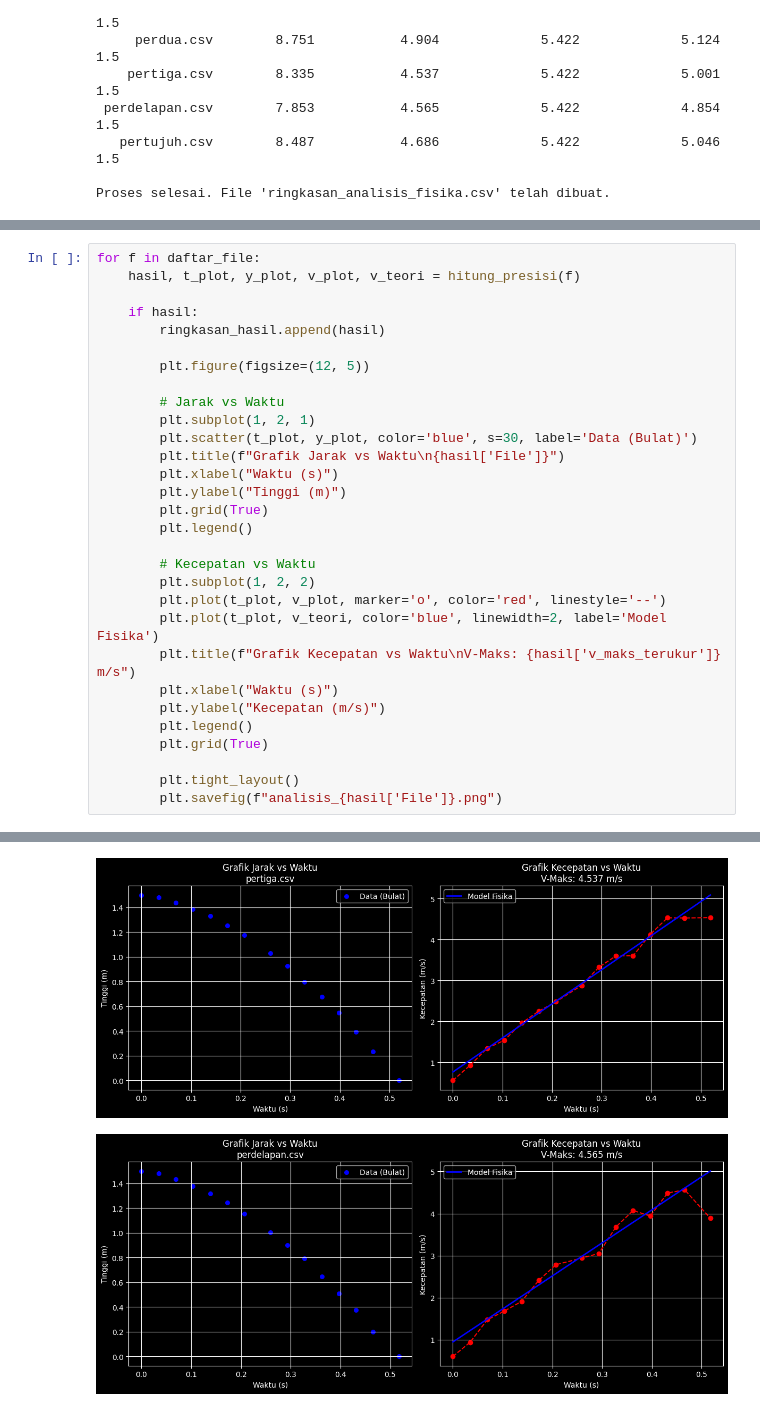
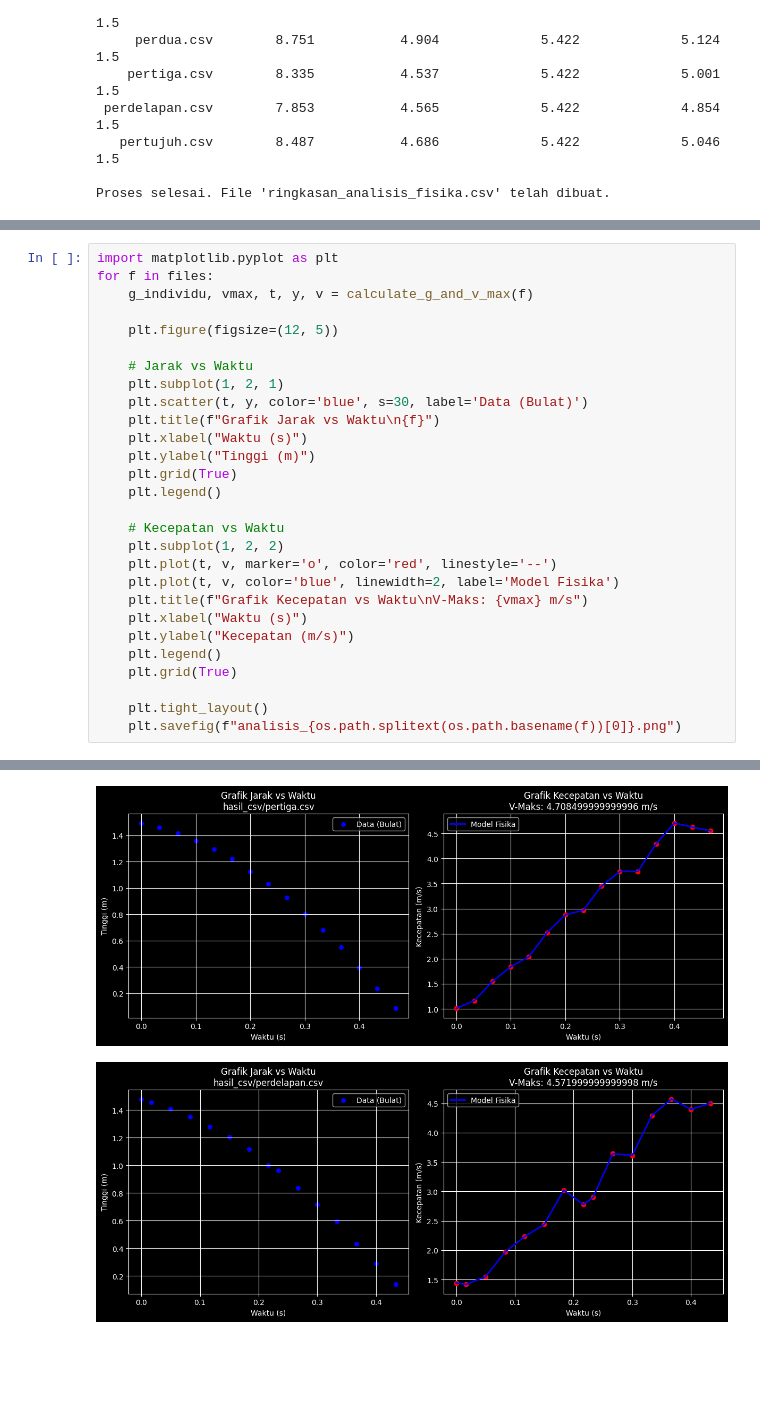
Before and after one commit to ThenmusteSatrio/measurement_ball_opencv, a Jupyter notebook: finding_value.ipynb, the cells around one changed output, grey strips where cells are left out. Drawn from its saved outputs; the diff is of its cells as text; blank space fills up the shorter version.

```diff
--- a/finding_value.ipynb
+++ b/finding_value.ipynb
@@ -233,31 +215,29 @@ File 'hasil_per_percobaan.csv' dan 'ringkasan_statistik.csv' telah berhasil disi
 # %%
-for f in daftar_file:
-    hasil, t_plot, y_plot, v_plot, v_teori = hitung_presisi(f)
+import matplotlib.pyplot as plt
+for f in files:
+    g_individu, vmax, t, y, v = calculate_g_and_v_max(f)
 
-    if hasil:
-        ringkasan_hasil.append(hasil)
+    plt.figure(figsize=(12, 5))
 
-        plt.figure(figsize=(12, 5))
+    # Jarak vs Waktu
+    plt.subplot(1, 2, 1)
+    plt.scatter(t, y, color='blue', s=30, label='Data (Bulat)')
+    plt.title(f"Grafik Jarak vs Waktu\n{f}")
+    plt.xlabel("Waktu (s)")
+    plt.ylabel("Tinggi (m)")
+    plt.grid(True)
+    plt.legend()
 
-        # Jarak vs Waktu
-        plt.subplot(1, 2, 1)
-        plt.scatter(t_plot, y_plot, color='blue', s=30, label='Data (Bulat)')
-        plt.title(f"Grafik Jarak vs Waktu\n{hasil['File']}")
-        plt.xlabel("Waktu (s)")
-        plt.ylabel("Tinggi (m)")
-        plt.grid(True)
-        plt.legend()
+    # Kecepatan vs Waktu
+    plt.subplot(1, 2, 2)
+    plt.plot(t, v, marker='o', color='red', linestyle='--')
+    plt.plot(t, v, color='blue', linewidth=2, label='Model Fisika')
+    plt.title(f"Grafik Kecepatan vs Waktu\nV-Maks: {vmax} m/s")
+    plt.xlabel("Waktu (s)")
+    plt.ylabel("Kecepatan (m/s)")
+    plt.legend()
+    plt.grid(True)
 
-        # Kecepatan vs Waktu
-        plt.subplot(1, 2, 2)
-        plt.plot(t_plot, v_plot, marker='o', color='red', linestyle='--')
-        plt.plot(t_plot, v_teori, color='blue', linewidth=2, label='Model Fisika')
-        plt.title(f"Grafik Kecepatan vs Waktu\nV-Maks: {hasil['v_maks_terukur']} m/s")
-        plt.xlabel("Waktu (s)")
-        plt.ylabel("Kecepatan (m/s)")
-        plt.legend()
-        plt.grid(True)
-
-        plt.tight_layout()
-        plt.savefig(f"analisis_{hasil['File']}.png")
+    plt.tight_layout()
+    plt.savefig(f"analisis_{os.path.splitext(os.path.basename(f))[0]}.png")
 # %% [output]
@@ -271,2 +261,2 @@ for f in daftar_file:
-[figure, old version]
+[figure, new version]
-[figure, old version]
+[figure, new version]
```
Also changed, not shown: parts of 2 cells of this notebook, 36 other files.
